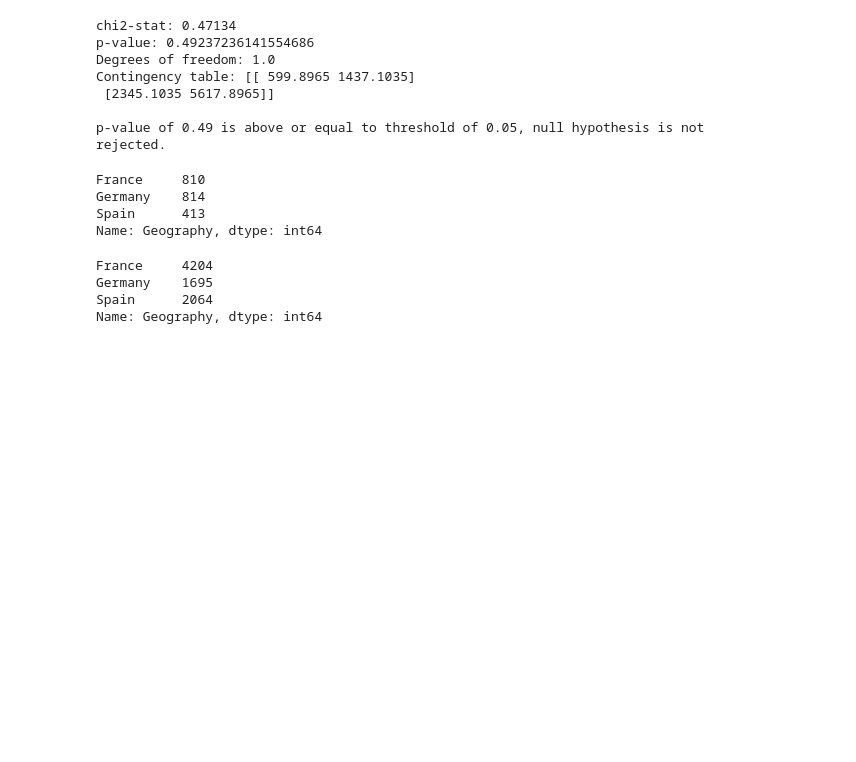
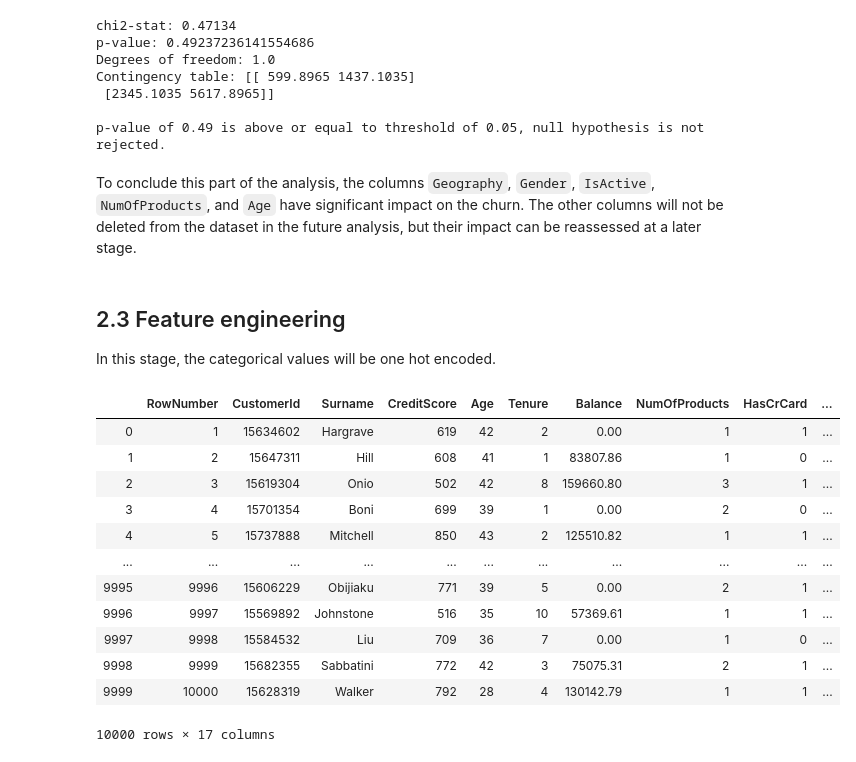
Before and after one commit to kromerh/churn_bank, a Jupyter notebook: 04.Analysis/02.ETL.ipynb, the cells around one changed output. Saved outputs shown, nothing was run; the diff lists cells and outputs as text; code cells hidden in the pictures; blank space fills up the shorter version.

```diff
--- a/04.Analysis/02.ETL.ipynb
+++ b/04.Analysis/02.ETL.ipynb
@@ -35,3 +28,34 @@ class ETL():
+# %%
+class ETL():
+    """ Class for the ETL part that contains all the methods"""
+    def __init__(self):
+        self.save_path_prepared = '../02.Prepared_data/'
+
+    def load_data(self, path):
+        """
+        Reads and returns the dataset.
+        """
+        data = pd.read_excel(path)
+
+        return data
+
+    def get_dummies(self, df, colname):
+        """
+        Does one hot encoding on the dataframe df on column colname. Returns the dataframe.
+        """
+        df_dummy = pd.get_dummies(df[colname], prefix=colname)  # dummy encoding
+        df = pd.concat([df, df_dummy], axis=1)  # combine the dfs
+        df = df.drop(colname, axis=1) # remove the original column
+
+        return df
+
+    def save_data_prepared(self, dataframe, filename):
+        """
+        Saves the dataframe with the filename intot he prepared folder.
+        """
+        dataframe.to_csv(f"{self.save_path_prepared}/{filename}")
+
+        return None
 # %% [markdown]
 ## 1. Loading the dataset
 # %%
@@ -456,17 +479,3 @@ Contingency table: [[ 599.8965 1437.1035]
  [2345.1035 5617.8965]]
 
 p-value of 0.49 is above or equal to threshold of 0.05, null hypothesis is not rejected.
-# %%
-data[data['Exited'] == 1].loc[:,col].value_counts().sort_index()
-# %% [output]
-France     810
-Germany    814
-Spain      413
-Name: Geography, dtype: int64
-# %%
-data[data['Exited'] == 0].loc[:,col].value_counts().sort_index()
-# %% [output]
-France     4204
-Germany    1695
-Spain      2064
-Name: Geography, dtype: int64
@@ -478,0 +482,26 @@ def my_dummy(df, colname):
+# %% [markdown]
+To conclude this part of the analysis, the columns `Geography`, `Gender`, `IsActive`, `NumOfProducts`, and `Age` have significant impact on the churn. The other columns will not be deleted from the dataset in the future analysis, but their impact can be reassessed at a later stage.
+# %% [markdown]
+## 2.3 Feature engineering
+
+In this stage, the categorical values will be one hot encoded.
+# %%
+data_dummied = ETL().get_dummies(data, 'Gender')
+data_dummied = ETL().get_dummies(data_dummied, 'Geography')
+
+ETL().save_data_prepared(data_dummied, filename='2020-01-26.One_hot_encoded.csv')
+data_dummied
+# %% [output]
+|  | RowNumber | CustomerId | Surname | CreditScore | Age | Tenure | Balance | NumOfProducts | HasCrCard | ... |
+| 0 | 1 | 15634602 | Hargrave | 619 | 42 | 2 | 0.00 | 1 | 1 | ... |
+| 1 | 2 | 15647311 | Hill | 608 | 41 | 1 | 83807.86 | 1 | 0 | ... |
+| 2 | 3 | 15619304 | Onio | 502 | 42 | 8 | 159660.80 | 3 | 1 | ... |
+| 3 | 4 | 15701354 | Boni | 699 | 39 | 1 | 0.00 | 2 | 0 | ... |
+| 4 | 5 | 15737888 | Mitchell | 850 | 43 | 2 | 125510.82 | 1 | 1 | ... |
+| ... | ... | ... | ... | ... | ... | ... | ... | ... | ... | ... |
+| 9995 | 9996 | 15606229 | Obijiaku | 771 | 39 | 5 | 0.00 | 2 | 1 | ... |
+| 9996 | 9997 | 15569892 | Johnstone | 516 | 35 | 10 | 57369.61 | 1 | 1 | ... |
+| 9997 | 9998 | 15584532 | Liu | 709 | 36 | 7 | 0.00 | 1 | 0 | ... |
+| 9998 | 9999 | 15682355 | Sabbatini | 772 | 42 | 3 | 75075.31 | 2 | 1 | ... |
+| 9999 | 10000 | 15628319 | Walker | 792 | 28 | 4 | 130142.79 | 1 | 1 | ... |
+10000 rows × 17 columns
```
Also changed, not shown: parts of 18 cells of this notebook, 16 other files.
